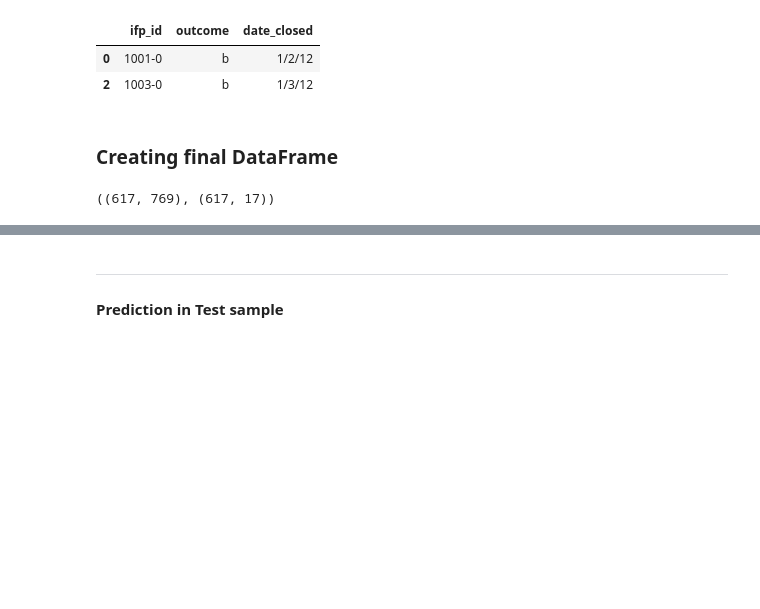
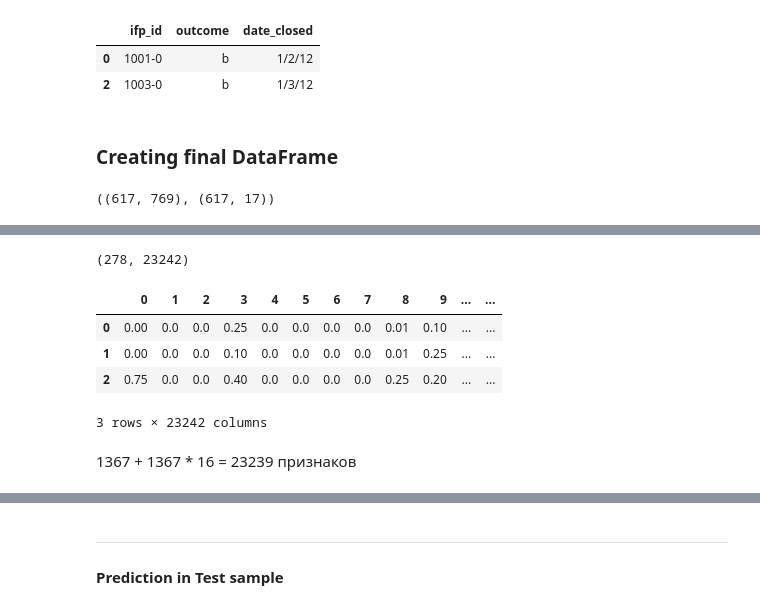
Before and after one commit to MKurseev/master_thesis, a Jupyter notebook: main_file.ipynb, the cells around one changed output, grey strips where cells are left out. Cells and saved outputs as stored; diff of their text form; code cells hidden in the pictures; blank space fills up the shorter version.

```diff
--- a/main_file.ipynb
+++ b/main_file.ipynb
@@ -194,9 +158,0 @@ expert_inputs = master_data.merge(ids_more_10_q).pivot(index = "ifp_id", columns
-# %%
-final_ans_users_10_q = pd.DataFrame()
-
-for i in range(cross_cols):
-    temp = pd.DataFrame(expert_inputs.reset_index().drop('ifp_id', axis=1).T.values * embedding_pca_df[i].values).T
-    final_ans_users_10_q = pd.concat([final_ans_users_10_q, temp],axis=1)
-
-final_ans_users_10_q['ifp_id'] = event_outcomes['ifp_id']
-final_ans_users_10_q = pd.merge(final_ans_users_10_q, event_outcomes, on="ifp_id")
@@ -295,6 +158,0 @@ def plot_res(
-# %%
-fig = plt.figure(figsize=(24, 12))
-
-#for i in [0, 1, 2, 3]:
-for i in [1]:
-    plot_res(clf_l1_diff[i], plot_names[i], ax= plt.subplot(2, 2, i+1))
@@ -303,0 +209,12 @@ AttributeError: 'GridSearchCV' object has no attribute 'cv_results_'
+# %%
+print(final_ans_with_text.shape)
+final_ans_with_text.head(3)
+# %% [output]
+(278, 23242)
+|  | 0 | 1 | 2 | 3 | 4 | 5 | 6 | 7 | 8 | 9 | ... | ... |
+| 0 | 0.00 | 0.0 | 0.0 | 0.25 | 0.0 | 0.0 | 0.0 | 0.0 | 0.01 | 0.10 | ... | ... |
+| 1 | 0.00 | 0.0 | 0.0 | 0.10 | 0.0 | 0.0 | 0.0 | 0.0 | 0.01 | 0.25 | ... | ... |
+| 2 | 0.75 | 0.0 | 0.0 | 0.40 | 0.0 | 0.0 | 0.0 | 0.0 | 0.25 | 0.20 | ... | ... |
+3 rows × 23242 columns
+# %% [markdown]
+1367 + 1367 * 16  = 23239 признаков
```
Also changed, not shown: parts of 58 cells of this notebook.
